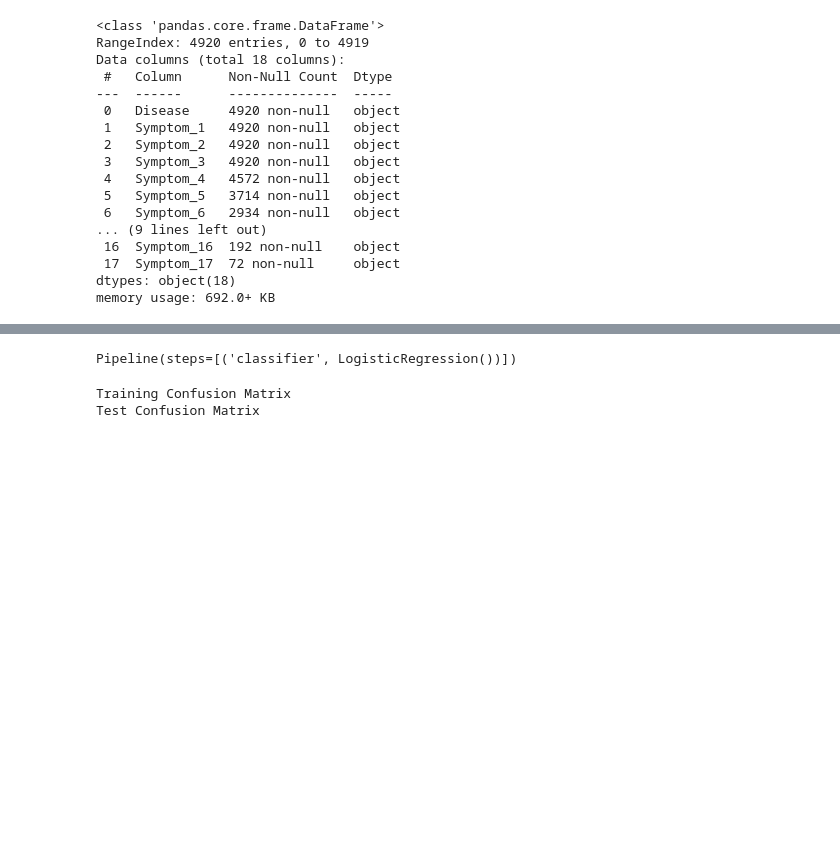
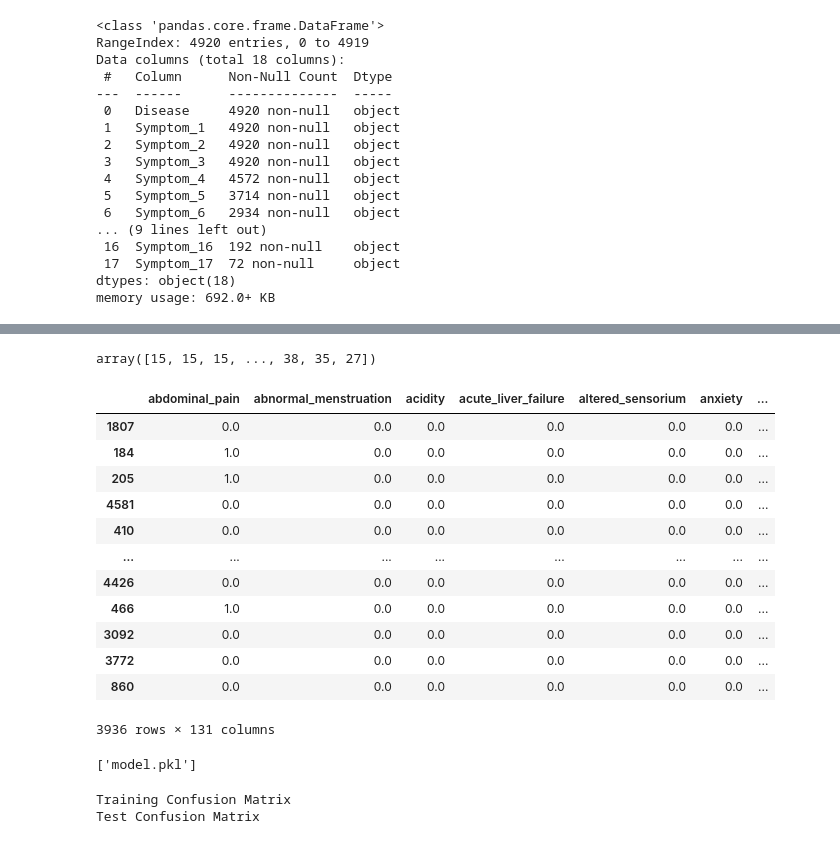
Before and after one commit to Pandananana/SymptoSort, a Jupyter notebook: disease_classifier.ipynb, the cells around one changed output, grey strips where cells are left out. Drawn from its saved outputs; the diff is of its cells as text; code cells hidden in the pictures; blank space fills up the shorter version.

```diff
--- a/disease_classifier.ipynb
+++ b/disease_classifier.ipynb
@@ -90,16 +73,0 @@ class CustomSymptomEncoder(BaseEstimator, TransformerMixin):
-# %%
-# Custom transformer for symptoms
-symptom_transformer = CustomSymptomEncoder()
-
-# Apply ColumnTransformer
-preprocessor = ColumnTransformer(
-    transformers=[
-        ('symptoms', symptom_transformer, list(dataset.columns))
-    ])
-
-X = preprocessor.fit_transform(dataset)
-t = dataset['Disease']
-
-# For the target variable
-le = LabelEncoder()
-t = le.fit_transform(t)
@@ -106,18 +97,45 @@ t = le.fit_transform(t)
+# %%
+# For the target variable
+le = LabelEncoder()
+t = le.fit_transform(t)
+joblib.dump(le, 'le.pkl')
+# %% [output]
+array([15, 15, 15, ..., 38, 35, 27])
 # %%
 # Split the dataset into training and test sets
 
 X_train, X_test, t_train, t_test = train_test_split(X, t, test_size=0.2, random_state=42)
+# %%
+X_train
+# %% [output]
+|  | abdominal_pain | abnormal_menstruation | acidity | acute_liver_failure | altered_sensorium | anxiety | ... |
+| 1807 | 0.0 | 0.0 | 0.0 | 0.0 | 0.0 | 0.0 | ... |
+| 184 | 1.0 | 0.0 | 0.0 | 0.0 | 0.0 | 0.0 | ... |
+| 205 | 1.0 | 0.0 | 0.0 | 0.0 | 0.0 | 0.0 | ... |
+| 4581 | 0.0 | 0.0 | 0.0 | 0.0 | 0.0 | 0.0 | ... |
+| 410 | 0.0 | 0.0 | 0.0 | 0.0 | 0.0 | 0.0 | ... |
+| ... | ... | ... | ... | ... | ... | ... | ... |
+| 4426 | 0.0 | 0.0 | 0.0 | 0.0 | 0.0 | 0.0 | ... |
+| 466 | 1.0 | 0.0 | 0.0 | 0.0 | 0.0 | 0.0 | ... |
+| 3092 | 0.0 | 0.0 | 0.0 | 0.0 | 0.0 | 0.0 | ... |
+| 3772 | 0.0 | 0.0 | 0.0 | 0.0 | 0.0 | 0.0 | ... |
+| 860 | 0.0 | 0.0 | 0.0 | 0.0 | 0.0 | 0.0 | ... |
+3936 rows × 131 columns
 # %%
 # Create a pipeline for the classifier
 
 model = Pipeline([
-    ('classifier', LogisticRegression())
+    ('classifier', LogisticRegression(max_iter=1000))
 ])
 
 # Fit the model
 model.fit(X_train, t_train)
+
+# Save model using joblib
+import joblib
+joblib.dump(model, 'model.pkl')
 # %% [output]
-Pipeline(steps=[('classifier', LogisticRegression())])
+['model.pkl']
 # %%
 def confidence_interval(X, t, model, scoring_func, confidence=0.95, cv=10, set="Training"):
     # Use scoring function for multiple functions
```
Also changed, not shown: parts of 4 cells of this notebook, 4 other files.
